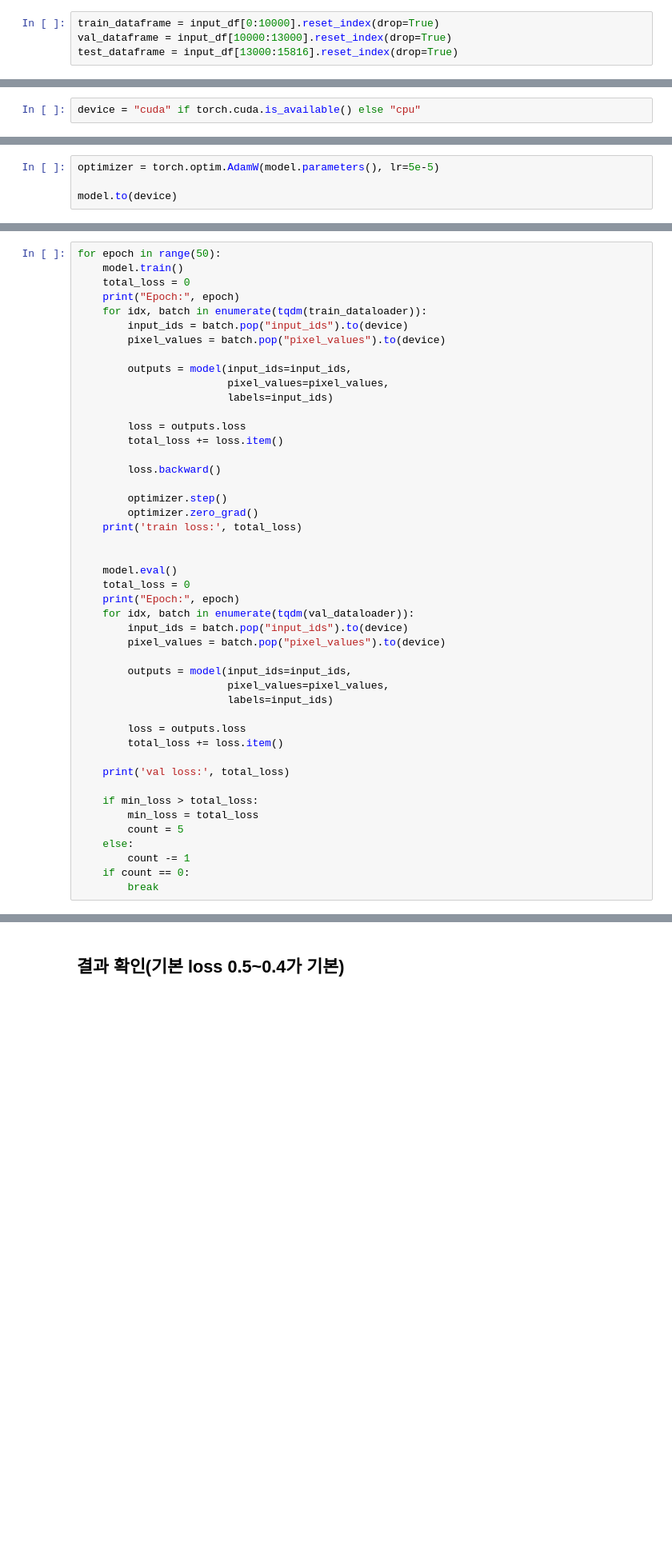
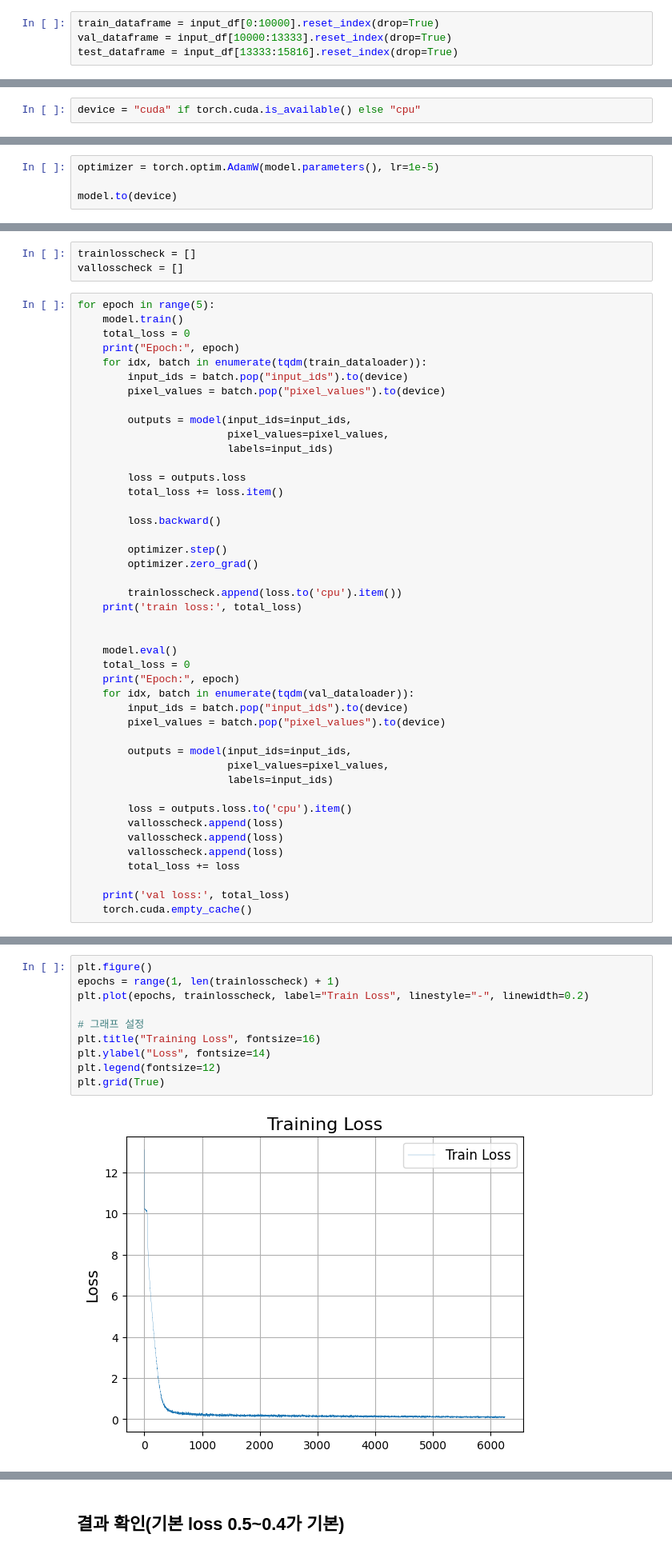
Before and after one commit to blueid13/20242R0136COSE47402, a Jupyter notebook: FinalProject/project.ipynb, the cells around one changed output, grey strips where cells are left out. Shown at 80% size. Drawn from its saved outputs; the diff is of its cells as text; blank space fills up the shorter version.

```diff
--- a/FinalProject/project.ipynb
+++ b/FinalProject/project.ipynb
@@ -209,5 +217,5 @@ input_df = input_df.drop('label', axis=1)
 input_df = input_df.sample(frac=1).reset_index(drop=True)
 # %%
 train_dataframe = input_df[0:10000].reset_index(drop=True)
-val_dataframe = input_df[10000:13000].reset_index(drop=True)
-test_dataframe = input_df[13000:15816].reset_index(drop=True)
+val_dataframe = input_df[10000:13333].reset_index(drop=True)
+test_dataframe = input_df[13333:15816].reset_index(drop=True)
@@ -282,4 +306,4 @@ device = "cuda" if torch.cuda.is_available() else "cpu"
 # %%
-optimizer = torch.optim.AdamW(model.parameters(), lr=5e-5)
+optimizer = torch.optim.AdamW(model.parameters(), lr=1e-5)
 
 model.to(device)
@@ -307,5 +310,8 @@ min_loss = 1000000
+# %%
+trainlosscheck = []
+vallosscheck = []
 # %%
-for epoch in range(50):
+for epoch in range(5):
     model.train()
     total_loss = 0
     print("Epoch:", epoch)
@@ -324,6 +330,8 @@ for epoch in range(50):
 
         optimizer.step()
         optimizer.zero_grad()
+
+        trainlosscheck.append(loss.to('cpu').item())
     print('train loss:', total_loss)
 
 
@@ -338,17 +346,13 @@ for epoch in range(50):
                         pixel_values=pixel_values,
                         labels=input_ids)
 
-        loss = outputs.loss
-        total_loss += loss.item()
+        loss = outputs.loss.to('cpu').item()
+        vallosscheck.append(loss)
+        vallosscheck.append(loss)
+        vallosscheck.append(loss)
+        total_loss += loss
 
     print('val loss:', total_loss)
-
-    if min_loss > total_loss:
-        min_loss = total_loss
-        count = 5
-    else:
-        count -= 1
-    if count == 0:
-        break
+    torch.cuda.empty_cache()
 # %% [output]
 Epoch: 0
@@ -362,0 +380,12 @@ Epoch: 2
+# %%
+plt.figure()
+epochs = range(1, len(trainlosscheck) + 1)
+plt.plot(epochs, trainlosscheck, label="Train Loss", linestyle="-", linewidth=0.2)
+
+# 그래프 설정
+plt.title("Training Loss", fontsize=16)
+plt.ylabel("Loss", fontsize=14)
+plt.legend(fontsize=12)
+plt.grid(True)
+# %% [output]
+[figure, added]
```
Also changed, not shown: parts of 24 cells of this notebook.
